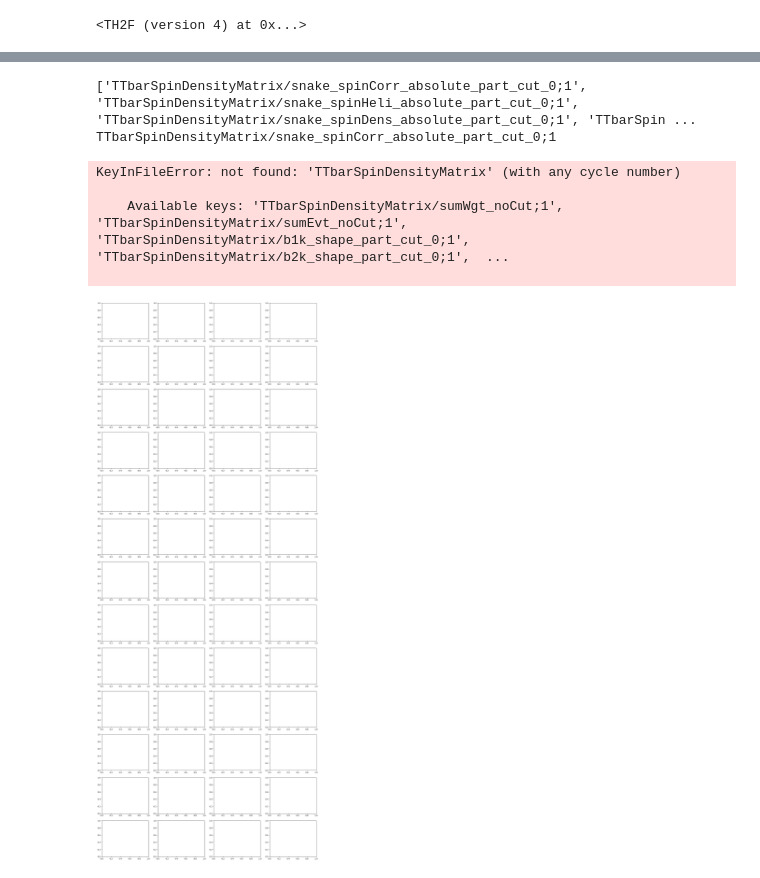
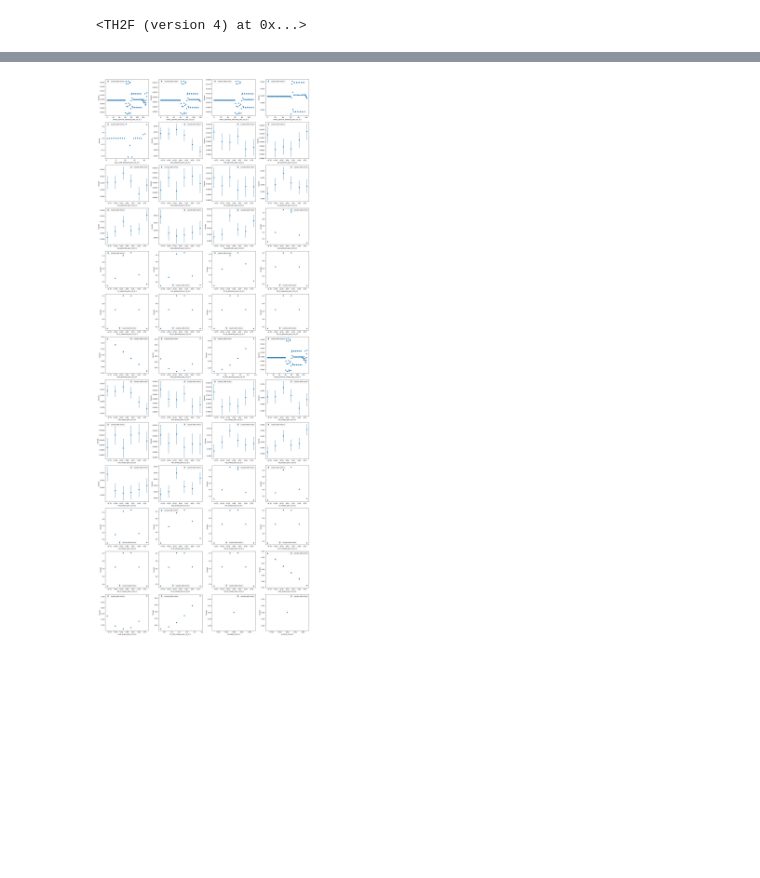
Before and after one commit to holytpk/EFTFitter, a Jupyter notebook: exec/convert_csv_root.ipynb, the cells around one changed output, grey strips where cells are left out. Cells and saved outputs as stored; diff of their text form; code cells hidden in the pictures; blank space fills up the shorter version.

```diff
--- a/exec/convert_csv_root.ipynb
+++ b/exec/convert_csv_root.ipynb
@@ -163,12 +233,3 @@ plt.xticks(ticks=range(len(xy_labels[0])), labels=xy_labels[0], rotation=90);
 plt.savefig('finalcov.pdf')
 # %% [output]
 [figure]
-# %%
-single_th1d = ROOT.TH1D("", "", 6, -1, 1)
-for i in range(1, 7):
-    single_th1d.SetBinContent(i, i-1)
-
-c1 = ROOT.TCanvas("", "", 800, 600)
-single_th1d.Draw("h_density")
-c1.SaveAs("example_histogram.png")
-display(Image(filename="example_histogram.png"))
@@ -435,18 +484,6 @@ output_dir = "nlo_ctG_root_density/"
 
 # Create the output directory if it doesn't exist
 os.makedirs(output_dir, exist_ok=True)
-
-# Function to normalize a histogram with uncertainty propagation
-def normalize_histogram_with_uncertainty(item):
-    # Assume Poisson errors, so the error is the square root of the counts
-    values = item.values()  # Get bin values
-    errors = np.sqrt(item.variances())
-    values_with_uncert = unp.uarray(values, errors)  # Create array with uncertainties
-    if np.sum(values_with_uncert).nominal_value > 0:
-        h_norm = values_with_uncert / np.sum(values_with_uncert)
-    else:
-        h_norm = values_with_uncert  # Return as-is if total is zero
-    return h_norm  # Returns array with propagated uncertainties
 
 # Loop through all .root files in the input directory
 for root_file in tqdm(os.listdir(input_dir)):
@@ -472,19 +509,12 @@ for root_file in tqdm(os.listdir(input_dir)):
                     # Normalize the histogram values with uncertainty propagation
                     h_norm = normalize_histogram_with_uncertainty(item)
 
-                    nbins = len(h_norm)
-                    xmin = edges[0]
-                    xmax = edges[-1]
+                    # Create a new ROOT histogram
+                    h_density = ROOT.TH1D(key_hist, key_hist, len(h_norm), edges[0], edges[-1])
 
-                    # Create a new ROOT histogram
-                    h_density = ROOT.TH1D(key_hist, key_hist, nbins, xmin, xmax)
-
-                    # Fill histogram bins with normalized values and errors
-                    norm_values = unp.nominal_values(h_norm)  # Extract nominal values
-                    norm_errors = unp.std_devs(h_norm)  # Extract propagated uncertainties
                     for i in range(nbins):
-                        h_density.SetBinContent(i + 1, norm_values[i])  # ROOT bins are 1-indexed
-                        h_density.SetBinError(i + 1, norm_errors[i])     # Set propagated uncertainty
+                        h_density.SetBinContent(i + 1, unp.nominal_values(h_norm)[i])  # ROOT bins are 1-indexed
+                        h_density.SetBinError(i + 1, norm_errors = unp.std_devs(h_norm)[i])     # Set propagated uncertainty
 
                     # Write histogram to the file
                     h_density.Write()
@@ -561,7 +532,6 @@ KeyInFileError: not found: 'TTbarSpinDensityMatrix' (with any cycle number)
 # %%
 # Determine the number of keys to set up grid size
-keys = list(file_snake_m2.keys())
-print(keys)
+keys = list(file_snake_m2['TTbarSpinDensityMatrix'].keys())
 n_keys = len(keys)
 
 # Set up the subplot grid: Choose rows and columns for better visualization
@@ -570,39 +540,32 @@ n_rows = (n_keys + n_cols - 1) // n_cols  # Calculate rows needed based on numbe
 
 # Create a large canvas with subplots
 fig, axes = plt.subplots(n_rows, n_cols, figsize=(5 * n_cols, 4 * n_rows), dpi=80)
 axes = axes.flatten()  # Flatten to easily iterate over for 1D indexing
 
 # Loop through each histogram key and plot it on a separate subplot
 for i, key in enumerate(keys):
     # Retrieve histogram data
-    print(key)
-    h_density = file_snake_m2[key].to_hist()
+    h_density = file_snake_m2['TTbarSpinDensityMatrix'][key].to_hist()
     values = h_density.values()
     variances = h_density.variances()
     errors = np.sqrt(variances)  # Calculate standard deviation (square root of variance)
     bin_edges = h_density.axes[0].edges  # Get bin edges
     bin_centers = (bin_edges[:-1] + bin_edges[1:]) / 2  # Calculate bin centers for plotting
 
     # Plot with error bars in the respective subplot
     ax = axes[i]
     ax.errorbar(bin_centers, values, yerr=errors, fmt='o', capsize=3, label='counts with errors')
     ax.set_xlabel(key)
     ax.set_ylabel('Counts')
     #ax.set_title(f'Histogram for {key}')
     ax.legend()
 
 # Hide any extra subplots if n_keys is less than n_rows * n_cols
 for j in range(i + 1, len(axes)):
     axes[j].axis('off')
 
 # Adjust layout to prevent overlapping
 plt.tight_layout()
 plt.savefig('inspect_snake_input.png')
 # %% [output]
-['TTbarSpinDensityMatrix/snake_spinCorr_absolute_part_cut_0;1', 'TTbarSpinDensityMatrix/snake_spinHeli_absolute_part_cut_0;1', 'TTbarSpinDensityMatrix/snake_spinDens_absolute_part_cut_0;1', 'TTbarSpin ...
-TTbarSpinDensityMatrix/snake_spinCorr_absolute_part_cut_0;1
-KeyInFileError: not found: 'TTbarSpinDensityMatrix' (with any cycle number)
-
-    Available keys: 'TTbarSpinDensityMatrix/sumWgt_noCut;1', 'TTbarSpinDensityMatrix/sumEvt_noCut;1', 'TTbarSpinDensityMatrix/b1k_shape_part_cut_0;1', 'TTbarSpinDensityMatrix/b2k_shape_part_cut_0;1',  ...
-
-[figure, old version]
+[figure, new version]
```
Also changed, not shown: parts of 16 cells of this notebook.
